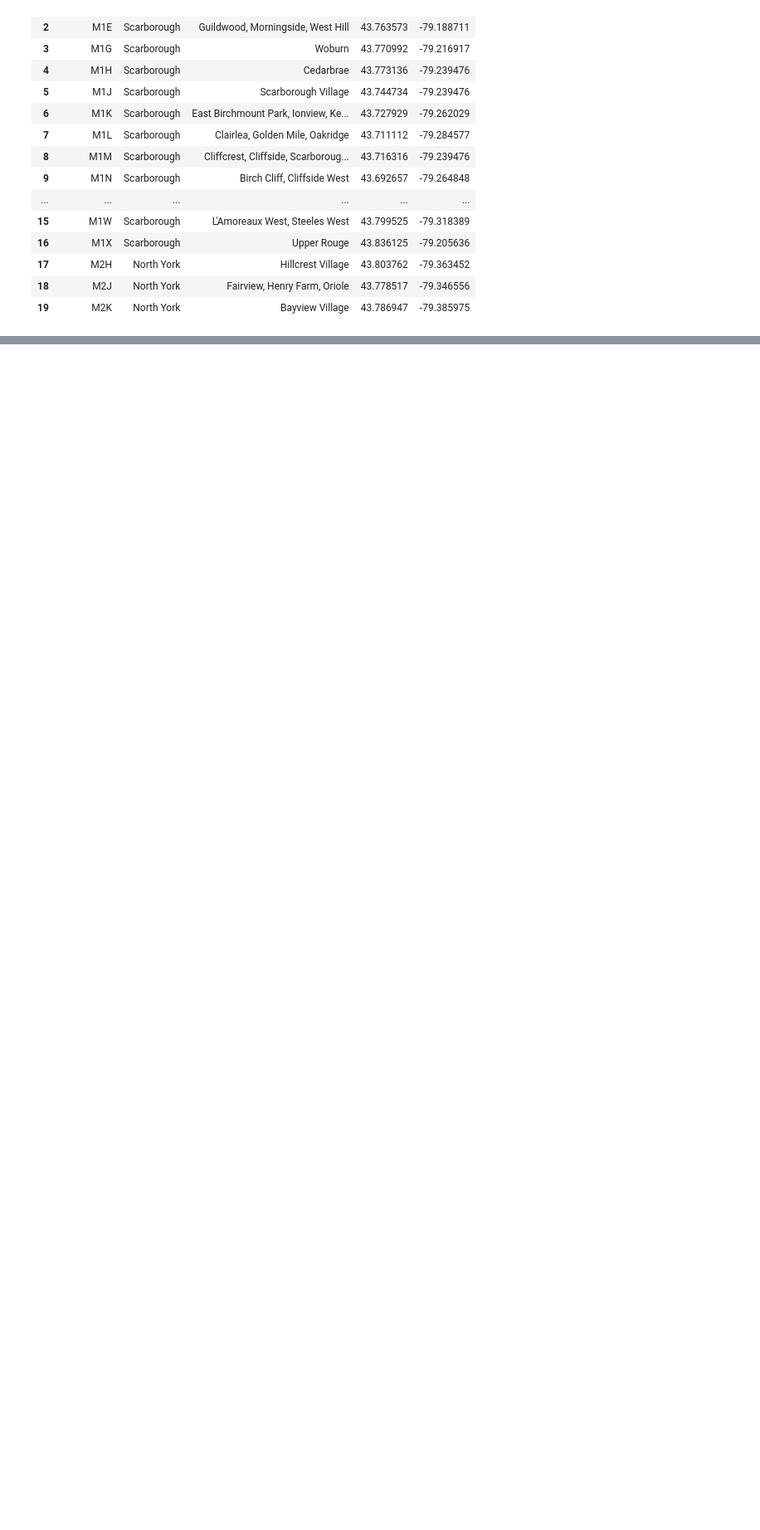
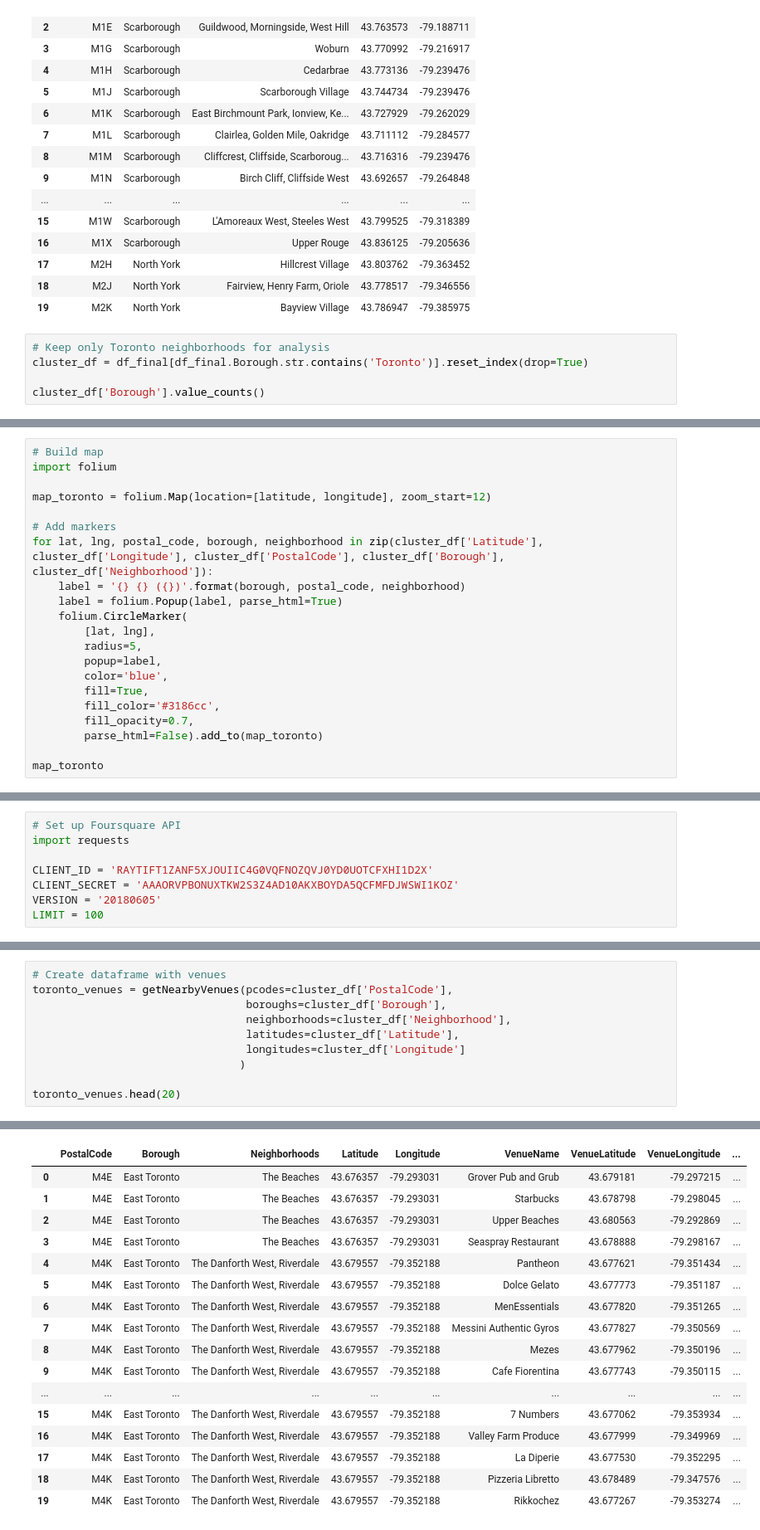
Before and after one commit to laramirez/Coursera_Capstone, a Jupyter notebook: toronto_neighborhoods_clustering.ipynb, the cells around one changed output, grey strips where cells are left out. Shown at 83% size. Saved outputs shown, nothing was run; the diff lists cells and outputs as text; blank space fills up the shorter version.

Commit message:
new categories and clustering

```diff
--- a/toronto_neighborhoods_clustering.ipynb
+++ b/toronto_neighborhoods_clustering.ipynb
@@ -101,3 +101,8 @@ df_final.head(20)
 | 17 | M2H | North York | Hillcrest Village | 43.803762 | -79.363452 |
 | 18 | M2J | North York | Fairview, Henry Farm, Oriole | 43.778517 | -79.346556 |
 | 19 | M2K | North York | Bayview Village | 43.786947 | -79.385975 |
+# %%
+# Keep only Toronto neighborhoods for analysis
+cluster_df = df_final[df_final.Borough.str.contains('Toronto')].reset_index(drop=True)
+
+cluster_df['Borough'].value_counts()
@@ -103,0 +127,21 @@ df_final.head(20)
+# %%
+# Build map
+import folium
+
+map_toronto = folium.Map(location=[latitude, longitude], zoom_start=12)
+
+# Add markers
+for lat, lng, postal_code, borough, neighborhood in zip(cluster_df['Latitude'], cluster_df['Longitude'], cluster_df['PostalCode'], cluster_df['Borough'], cluster_df['Neighborhood']):
+    label = '{} {} ({})'.format(borough, postal_code, neighborhood)
+    label = folium.Popup(label, parse_html=True)
+    folium.CircleMarker(
+        [lat, lng],
+        radius=5,
+        popup=label,
+        color='blue',
+        fill=True,
+        fill_color='#3186cc',
+        fill_opacity=0.7,
+        parse_html=False).add_to(map_toronto)
+
+map_toronto
@@ -103,0 +150,8 @@ df_final.head(20)
+# %%
+# Set up Foursquare API
+import requests
+
+CLIENT_ID = 'RAYTIFT1ZANF5XJOUIIC4G0VQFNOZQVJ0YD0UOTCFXHI1D2X'
+CLIENT_SECRET = 'AAAORVPBONUXTKW2S3Z4AD10AKXBOYDA5QCFMFDJWSWI1KOZ'
+VERSION = '20180605'
+LIMIT = 100
@@ -103,0 +208,11 @@ df_final.head(20)
+# %%
+# Create dataframe with venues
+toronto_venues = getNearbyVenues(pcodes=cluster_df['PostalCode'],
+                                 boroughs=cluster_df['Borough'],
+                                 neighborhoods=cluster_df['Neighborhood'],
+                                 latitudes=cluster_df['Latitude'],
+                                 longitudes=cluster_df['Longitude']
+                                )
+
+toronto_venues.head(20)
+# %% [output]
@@ -103,0 +220,17 @@ df_final.head(20)
+|  | PostalCode | Borough | Neighborhoods | Latitude | Longitude | VenueName | VenueLatitude | VenueLongitude | ... |
+| 0 | M4E | East Toronto | The Beaches | 43.676357 | -79.293031 | Grover Pub and Grub | 43.679181 | -79.297215 | ... |
+| 1 | M4E | East Toronto | The Beaches | 43.676357 | -79.293031 | Starbucks | 43.678798 | -79.298045 | ... |
+| 2 | M4E | East Toronto | The Beaches | 43.676357 | -79.293031 | Upper Beaches | 43.680563 | -79.292869 | ... |
+| 3 | M4E | East Toronto | The Beaches | 43.676357 | -79.293031 | Seaspray Restaurant | 43.678888 | -79.298167 | ... |
+| 4 | M4K | East Toronto | The Danforth West, Riverdale | 43.679557 | -79.352188 | Pantheon | 43.677621 | -79.351434 | ... |
+| 5 | M4K | East Toronto | The Danforth West, Riverdale | 43.679557 | -79.352188 | Dolce Gelato | 43.677773 | -79.351187 | ... |
+| 6 | M4K | East Toronto | The Danforth West, Riverdale | 43.679557 | -79.352188 | MenEssentials | 43.677820 | -79.351265 | ... |
+| 7 | M4K | East Toronto | The Danforth West, Riverdale | 43.679557 | -79.352188 | Messini Authentic Gyros | 43.677827 | -79.350569 | ... |
+| 8 | M4K | East Toronto | The Danforth West, Riverdale | 43.679557 | -79.352188 | Mezes | 43.677962 | -79.350196 | ... |
+| 9 | M4K | East Toronto | The Danforth West, Riverdale | 43.679557 | -79.352188 | Cafe Fiorentina | 43.677743 | -79.350115 | ... |
+| ... | ... | ... | ... | ... | ... | ... | ... | ... | ... |
+| 15 | M4K | East Toronto | The Danforth West, Riverdale | 43.679557 | -79.352188 | 7 Numbers | 43.677062 | -79.353934 | ... |
+| 16 | M4K | East Toronto | The Danforth West, Riverdale | 43.679557 | -79.352188 | Valley Farm Produce | 43.677999 | -79.349969 | ... |
+| 17 | M4K | East Toronto | The Danforth West, Riverdale | 43.679557 | -79.352188 | La Diperie | 43.677530 | -79.352295 | ... |
+| 18 | M4K | East Toronto | The Danforth West, Riverdale | 43.679557 | -79.352188 | Pizzeria Libretto | 43.678489 | -79.347576 | ... |
+| 19 | M4K | East Toronto | The Danforth West, Riverdale | 43.679557 | -79.352188 | Rikkochez | 43.677267 | -79.353274 | ... |
```
Also changed, not shown: parts of 19 cells of this notebook.
